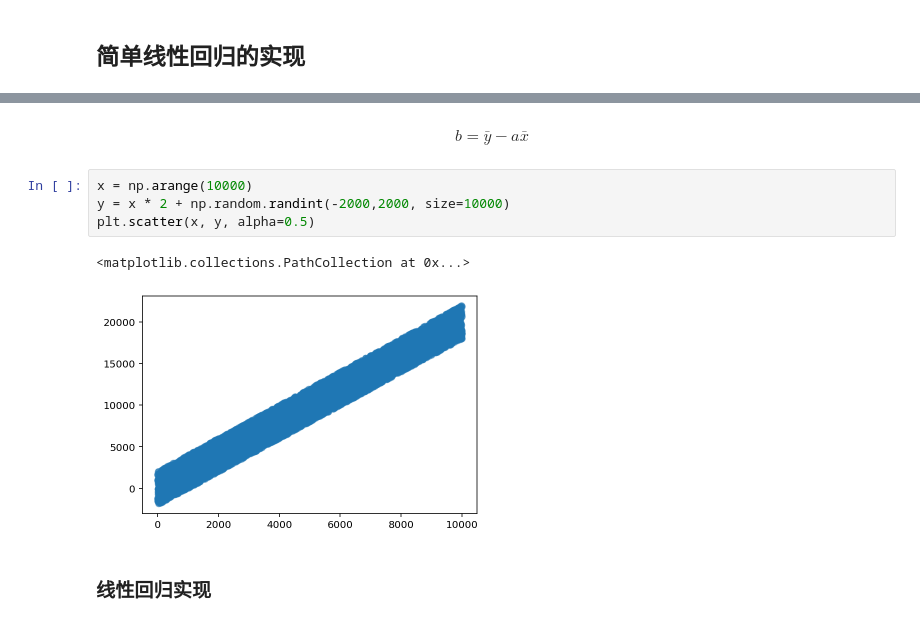
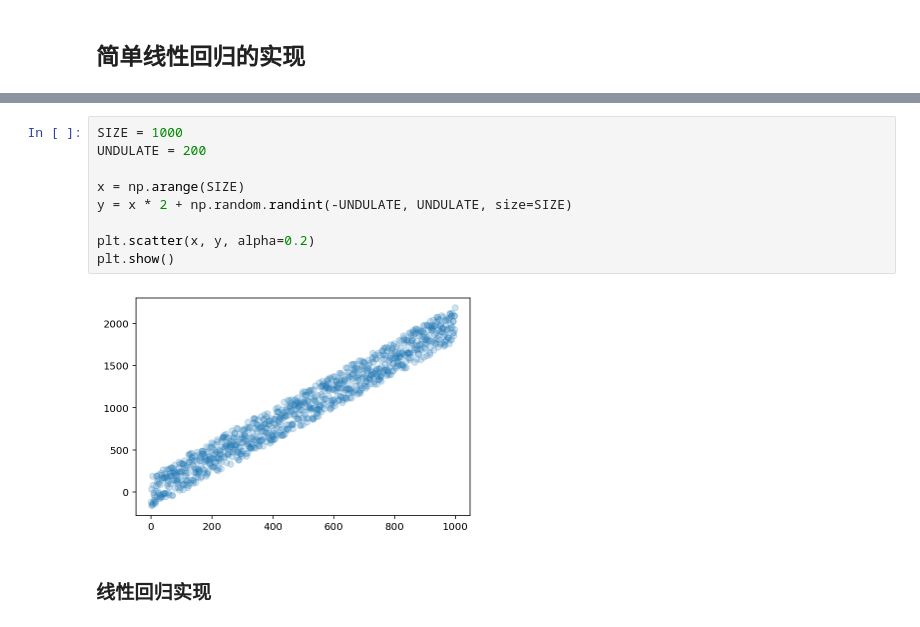
Before and after one commit to clelandgt/machine_learning, a Jupyter notebook: ml_algorithms/线性回归.ipynb, the cells around one changed output, grey strips where cells are left out. Cells and saved outputs as stored; diff of their text form.

```diff
--- a/ml_algorithms/线性回归.ipynb
+++ b/ml_algorithms/线性回归.ipynb
@@ -16,14 +29,14 @@ $$
-# %% [markdown]
-$$
-b=\bar{y}-a \bar{x}
-$$
 # %%
-x = np.arange(10000)
-y = x * 2 + np.random.randint(-2000,2000, size=10000)
-plt.scatter(x, y, alpha=0.5)
+SIZE = 1000
+UNDULATE = 200
+
+x = np.arange(SIZE)
+y = x * 2 + np.random.randint(-UNDULATE, UNDULATE, size=SIZE)
+
+plt.scatter(x, y, alpha=0.2)
+plt.show()
 # %% [output]
-<matplotlib.collections.PathCollection at 0x...>
-[figure, old version]
+[figure, new version]
 # %% [markdown]
 ### 线性回归实现
 # %%
```
Also changed, not shown: parts of 9 cells of this notebook, 3 other files.
